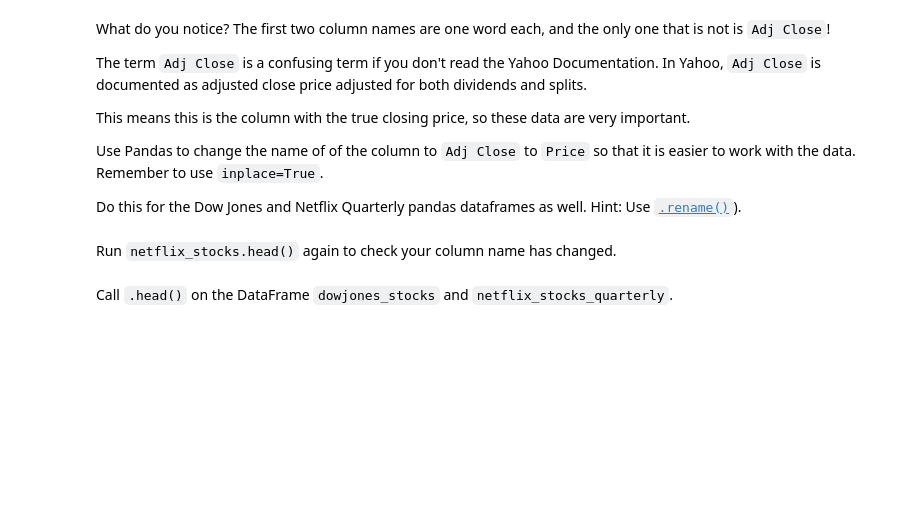
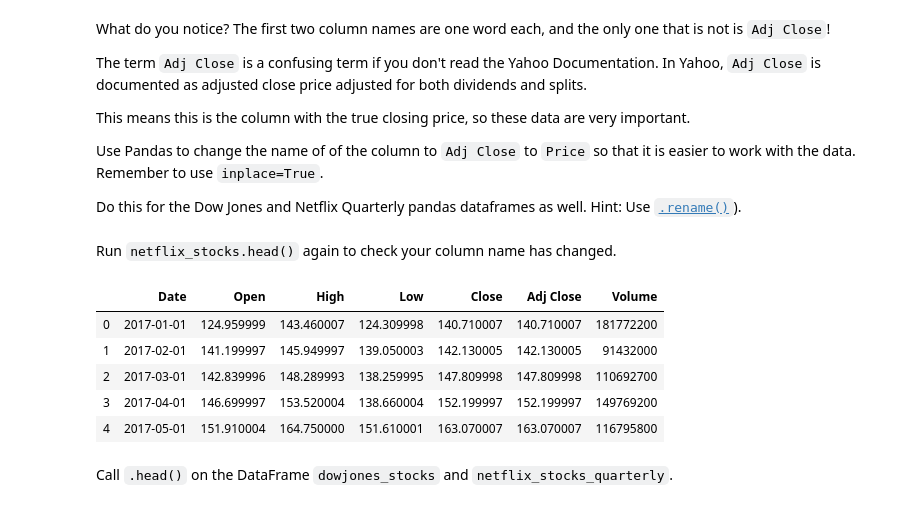
Before and after one commit to michael-s07/Netflix-Stocks-Capstone, a Jupyter notebook: netflix_visualizations.ipynb, the cells around one changed output. Cells and saved outputs as stored; diff of their text form; code cells hidden in the pictures; blank space fills up the shorter version.

```diff
--- a/netflix_visualizations.ipynb
+++ b/netflix_visualizations.ipynb
@@ -97,7 +164,20 @@ Use Pandas to change the name of of the column to `Adj Close` to `Price` so that
 
 Do this for the Dow Jones and Netflix Quarterly pandas dataframes as well.
 Hint: Use [`.rename()`](https://pandas.pydata.org/pandas-docs/stable/generated/pandas.DataFrame.rename.html)).
+# %%
+netflix_stocks.rename(columns = {'Adj Close':'Price'}, inplace = True)
+netflix_stocks_quarterly.rename(columns = {'Adj Close':'Price'}, inplace = True)
+dowjones_stocks.rename(columns = {'Adj Close':'Price'}, inplace = True)
 # %% [markdown]
 Run `netflix_stocks.head()` again to check your column name has changed.
+# %%
+netflix_stocks.head()
+# %% [output]
+|  | Date | Open | High | Low | Close | Adj Close | Volume |
+| 0 | 2017-01-01 | 124.959999 | 143.460007 | 124.309998 | 140.710007 | 140.710007 | 181772200 |
+| 1 | 2017-02-01 | 141.199997 | 145.949997 | 139.050003 | 142.130005 | 142.130005 | 91432000 |
+| 2 | 2017-03-01 | 142.839996 | 148.289993 | 138.259995 | 147.809998 | 147.809998 | 110692700 |
+| 3 | 2017-04-01 | 146.699997 | 153.520004 | 138.660004 | 152.199997 | 152.199997 | 149769200 |
+| 4 | 2017-05-01 | 151.910004 | 164.750000 | 151.610001 | 163.070007 | 163.070007 | 116795800 |
 # %% [markdown]
 Call `.head()` on the DataFrame `dowjones_stocks` and `netflix_stocks_quarterly`.
```
Also changed, not shown: parts of 6 cells of this notebook.
